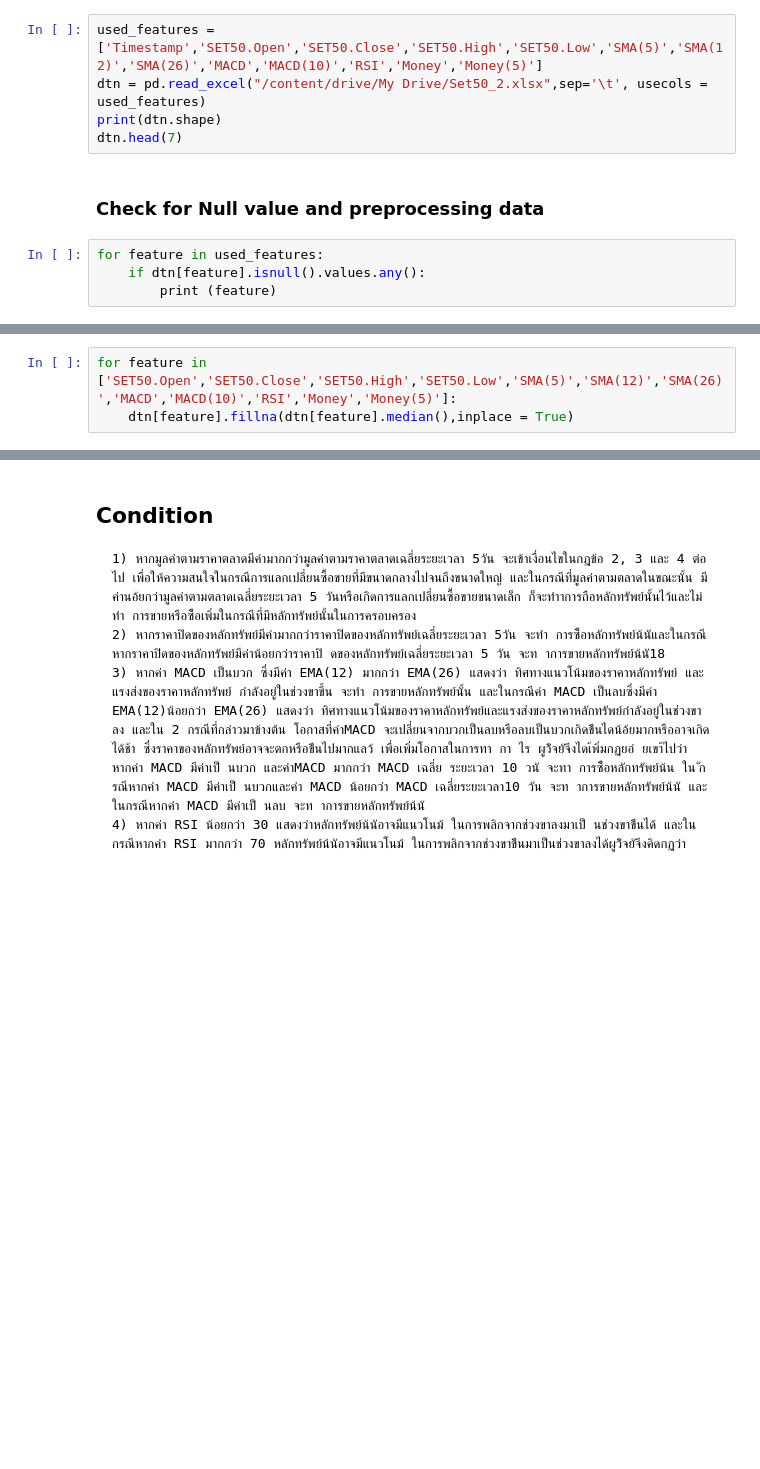
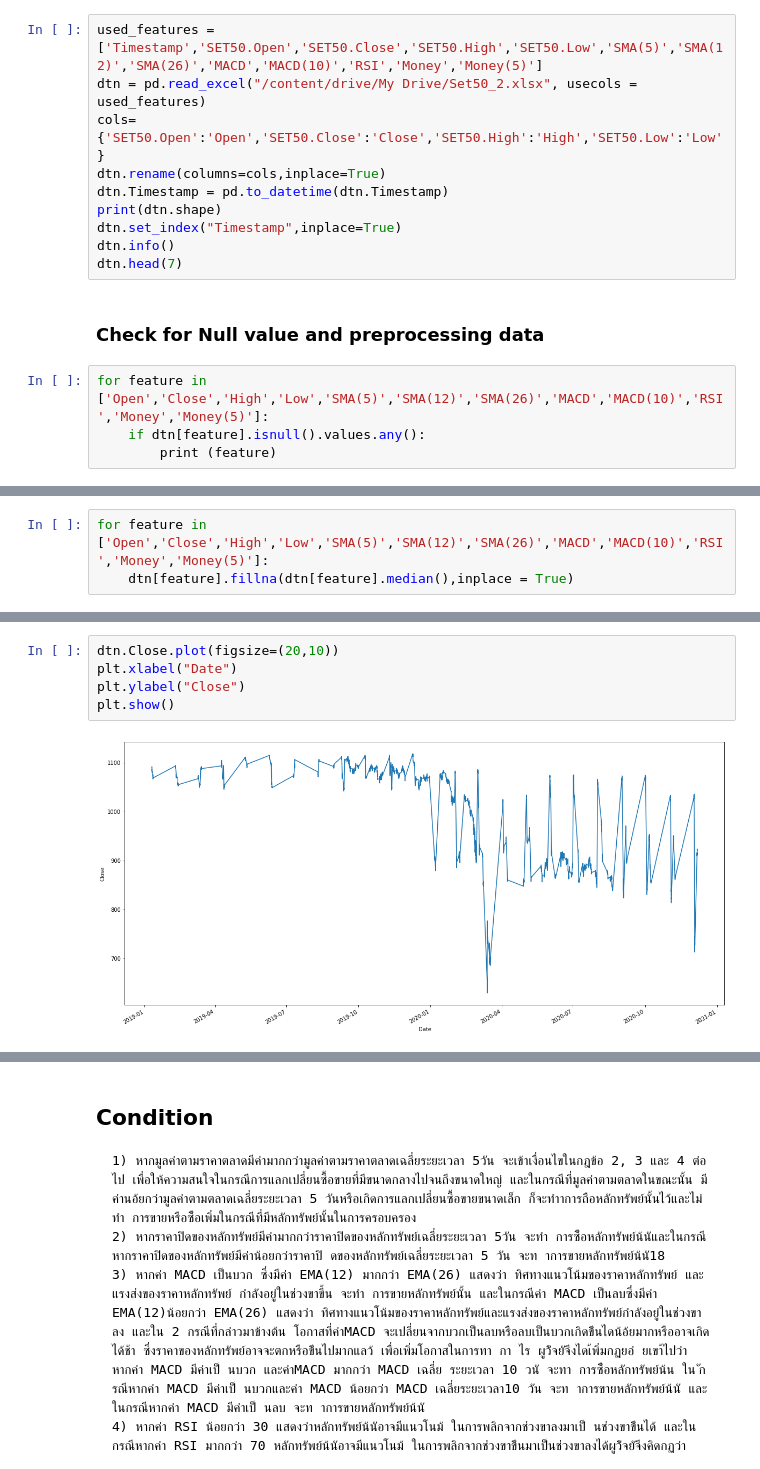
Before and after one commit to sarisppp/PJ63_CE18, a Jupyter notebook: pj63.ipynb, the cells around one changed output, grey strips where cells are left out. Saved outputs shown, nothing was run; the diff lists cells and outputs as text; blank space fills up the shorter version.

```diff
--- a/pj63.ipynb
+++ b/pj63.ipynb
@@ -113,11 +122,16 @@ df.head(10)
 # %%
 used_features = ['Timestamp','SET50.Open','SET50.Close','SET50.High','SET50.Low','SMA(5)','SMA(12)','SMA(26)','MACD','MACD(10)','RSI','Money','Money(5)']
-dtn = pd.read_excel("/content/drive/My Drive/Set50_2.xlsx",sep='\t', usecols = used_features)
+dtn = pd.read_excel("/content/drive/My Drive/Set50_2.xlsx", usecols = used_features)
+cols={'SET50.Open':'Open','SET50.Close':'Close','SET50.High':'High','SET50.Low':'Low'}
+dtn.rename(columns=cols,inplace=True)
+dtn.Timestamp = pd.to_datetime(dtn.Timestamp)
 print(dtn.shape)
+dtn.set_index("Timestamp",inplace=True)
+dtn.info()
 dtn.head(7)
 # %% [markdown]
 ### Check for Null value and preprocessing data
 # %%
-for feature in used_features:
+for feature in ['Open','Close','High','Low','SMA(5)','SMA(12)','SMA(26)','MACD','MACD(10)','RSI','Money','Money(5)']:
     if dtn[feature].isnull().values.any():
         print (feature)
@@ -124,5 +147,5 @@ for feature in used_features:
 # %%
-for feature in ['SET50.Open','SET50.Close','SET50.High','SET50.Low','SMA(5)','SMA(12)','SMA(26)','MACD','MACD(10)','RSI','Money','Money(5)']:
+for feature in ['Open','Close','High','Low','SMA(5)','SMA(12)','SMA(26)','MACD','MACD(10)','RSI','Money','Money(5)']:
     dtn[feature].fillna(dtn[feature].median(),inplace = True)
 # %%
 dtn.head(30)
@@ -128,0 +171,7 @@ dtn.head(30)
+# %%
+dtn.Close.plot(figsize=(20,10))
+plt.xlabel("Date")
+plt.ylabel("Close")
+plt.show()
+# %% [output]
+[figure, added]
```
Also changed, not shown: parts of 17 cells of this notebook.
